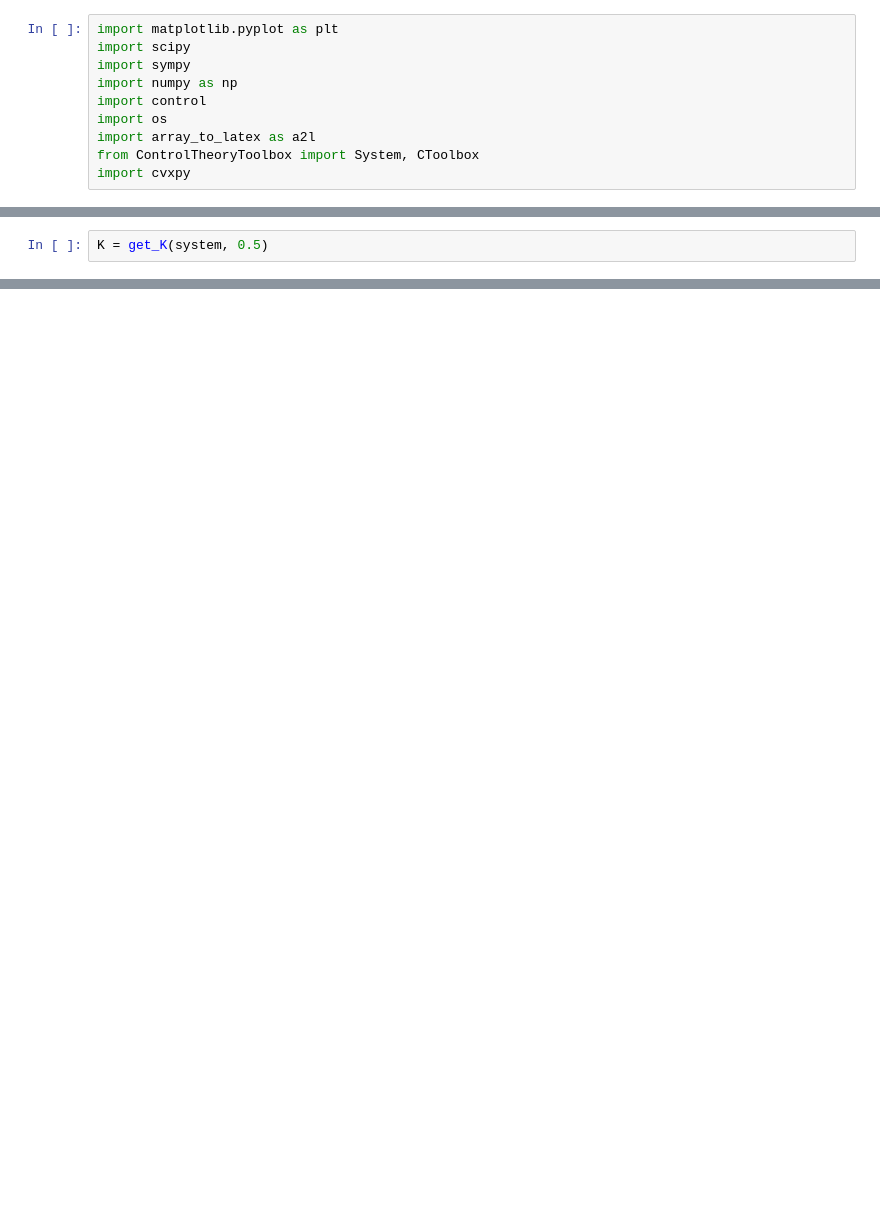
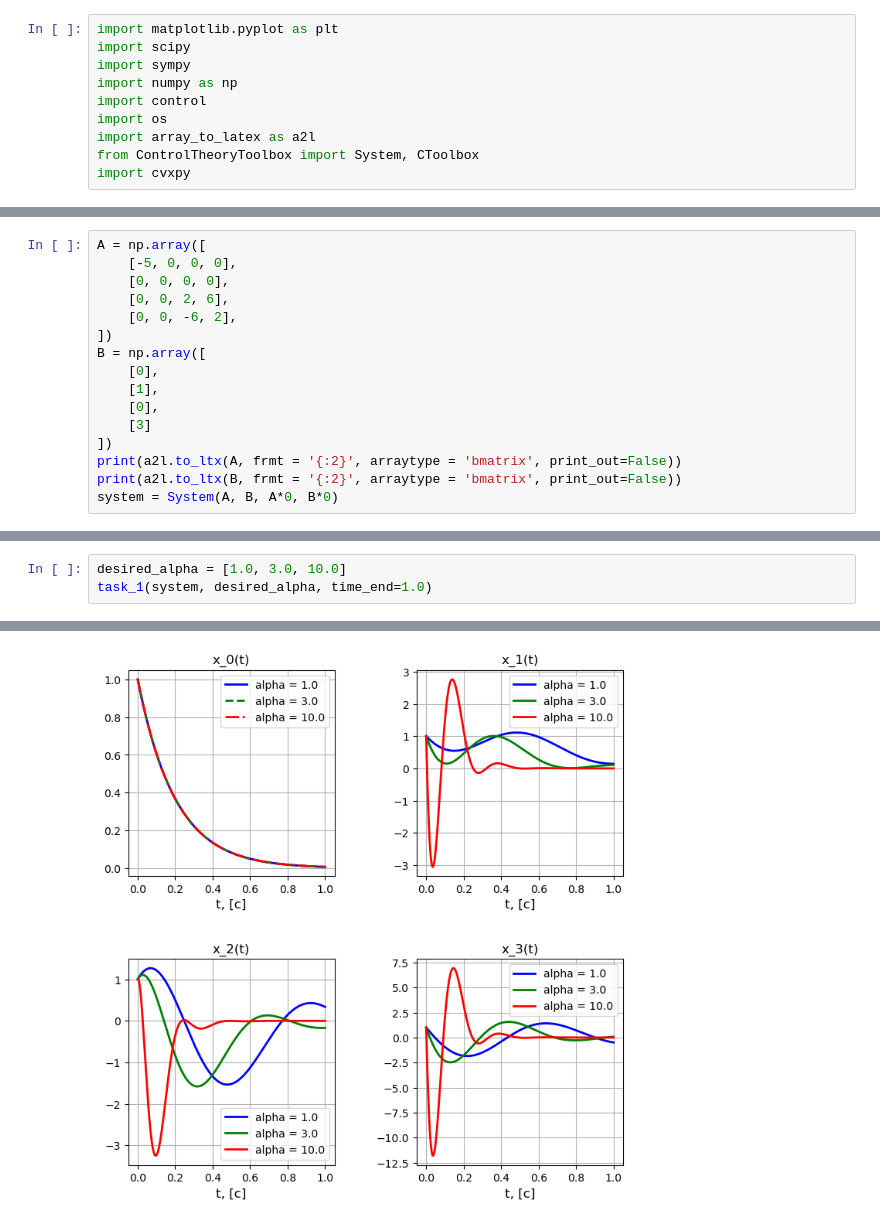
Before and after one commit to StriderOne/control-theory-labs, a Jupyter notebook: lab9/lab9.ipynb, the cells around one changed output, grey strips where cells are left out. Saved outputs shown, nothing was run; the diff lists cells and outputs as text; blank space fills up the shorter version.

```diff
--- a/lab9/lab9.ipynb
+++ b/lab9/lab9.ipynb
@@ -42,2 +41,0 @@ system = System(A, B, A*0, B*0)
-# %%
-K = get_K(system, 0.5)
@@ -57,0 +83,16 @@ array([-1.86041546+1.14575611j, -1.86041546-1.14575611j])
+# %%
+A = np.array([
+    [-5, 0, 0, 0],
+    [0, 0, 0, 0],
+    [0, 0, 2, 6],
+    [0, 0, -6, 2],
+])
+B = np.array([
+    [0],
+    [1],
+    [0],
+    [3]
+])
+print(a2l.to_ltx(A, frmt = '{:2}', arraytype = 'bmatrix', print_out=False))
+print(a2l.to_ltx(B, frmt = '{:2}', arraytype = 'bmatrix', print_out=False))
+system = System(A, B, A*0, B*0)
@@ -57,0 +112,4 @@ array([-1.86041546+1.14575611j, -1.86041546-1.14575611j])
+# %%
+desired_alpha = [1.0, 3.0, 10.0]
+task_1(system, desired_alpha, time_end=1.0)
+# %% [output]
@@ -57,0 +133 @@ array([-1.86041546+1.14575611j, -1.86041546-1.14575611j])
+[figure, added]
```
Also changed, not shown: parts of 20 cells of this notebook, 3 other files.
